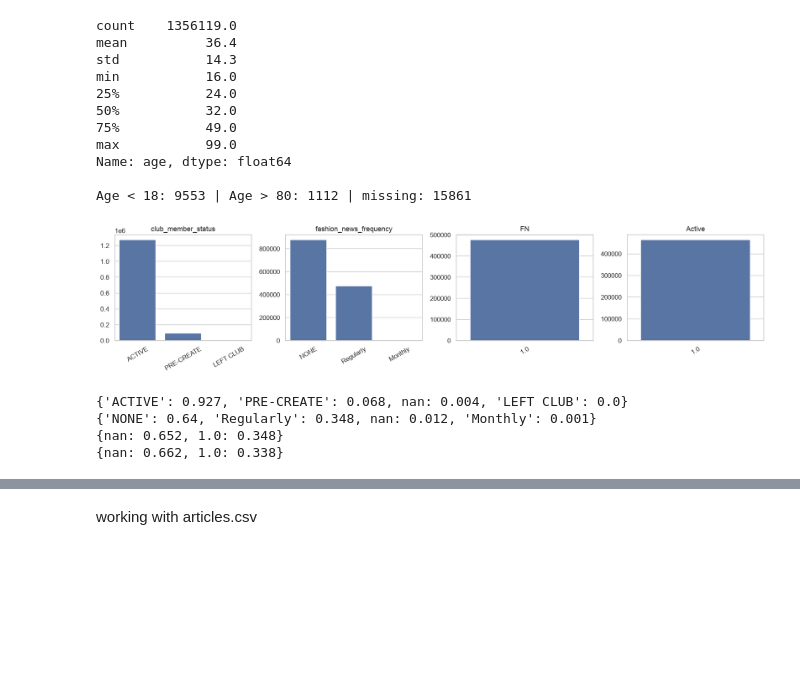
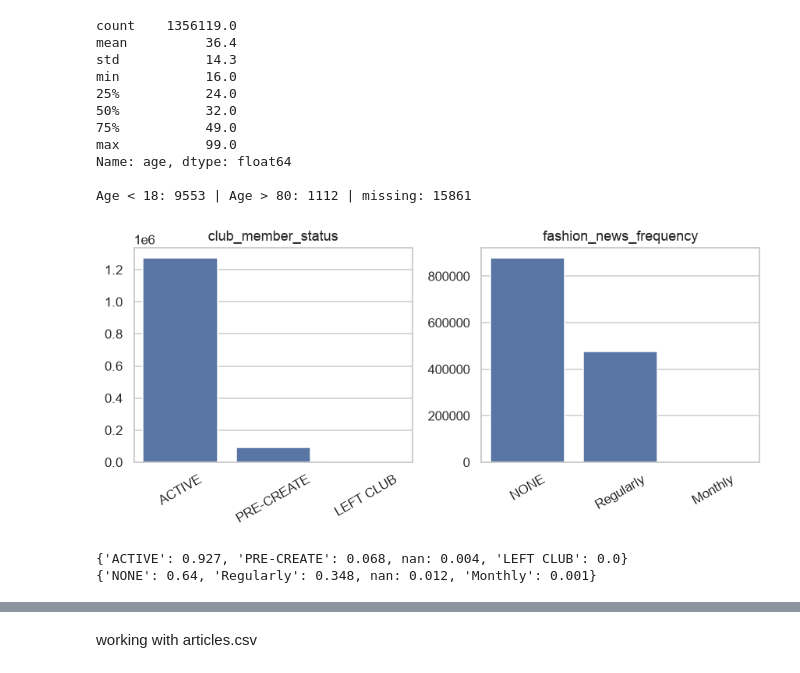
Before and after one commit to chungite/455-group-project-, a Jupyter notebook: hm_eda.ipynb, the cells around one changed output, grey strips where cells are left out. Cells and saved outputs as stored; diff of their text form; code cells hidden in the pictures; blank space fills up the shorter version.

```diff
--- a/hm_eda.ipynb
+++ b/hm_eda.ipynb
@@ -117,20 +117,18 @@ Name: age, dtype: float64
 
 Age < 18: 9553 | Age > 80: 1112 | missing: 15861
 # %%
-# NOTE: dropna=False because the missing values are informative here
-cat_cols = ["club_member_status", "fashion_news_frequency", "FN", "Active"]
-fig, axes = plt.subplots(1, 4, figsize=(16, 3.8))
+# dropna=False because the missing values are informative here
+cat_cols = ["club_member_status", "fashion_news_frequency"]
+fig, axes = plt.subplots(1, len(cat_cols), figsize=(8, 3.8))
 for a, c in zip(axes, cat_cols):
     vc = customers[c].value_counts(dropna=False)
     sns.barplot(x=vc.index.astype(str), y=vc.values, ax=a)
     a.set_title(c); a.set_xlabel(""); a.tick_params(axis="x", rotation=30)
 plt.tight_layout(); plt.show()
 
 for c in cat_cols:
     print(customers[c].value_counts(dropna=False, normalize=True).round(3).to_dict())
 # %% [output]
-[figure, old version]
+[figure, new version]
 {'ACTIVE': 0.927, 'PRE-CREATE': 0.068, nan: 0.004, 'LEFT CLUB': 0.0}
 {'NONE': 0.64, 'Regularly': 0.348, nan: 0.012, 'Monthly': 0.001}
-{nan: 0.652, 1.0: 0.348}
-{nan: 0.662, 1.0: 0.338}
```
Also changed, not shown: parts of 10 cells of this notebook.
